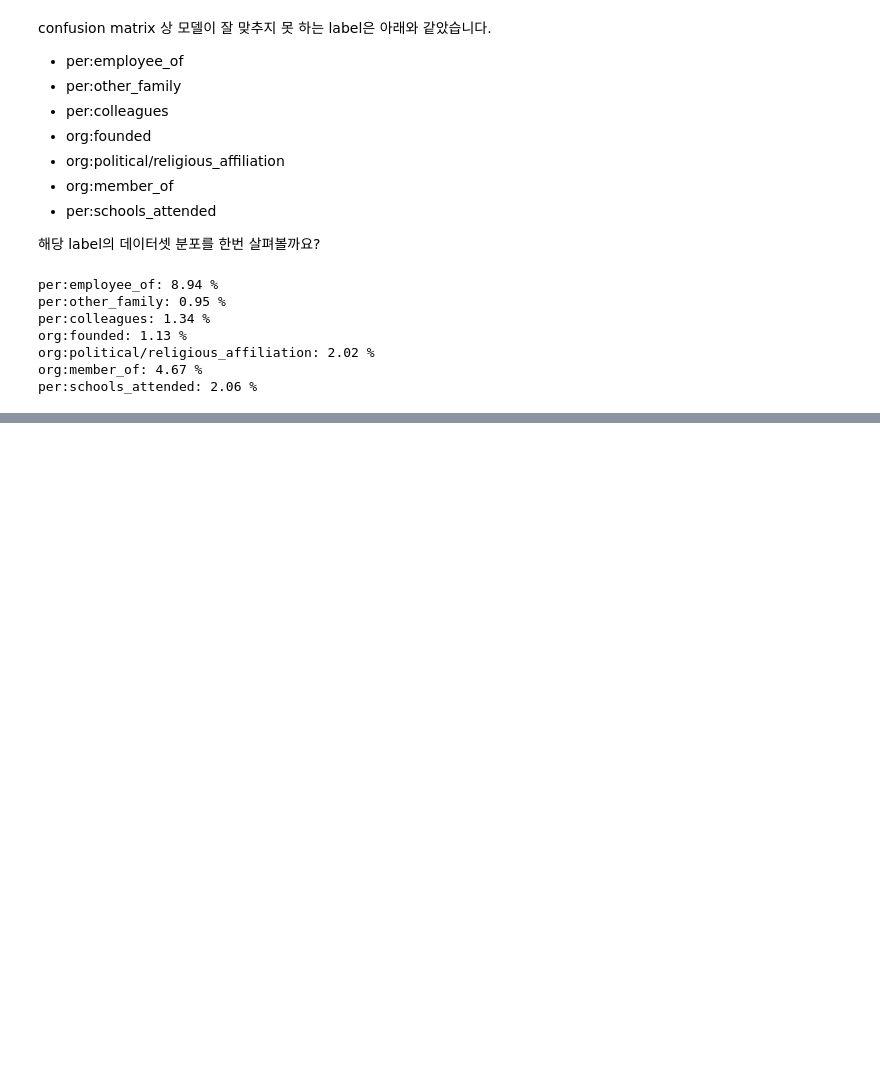
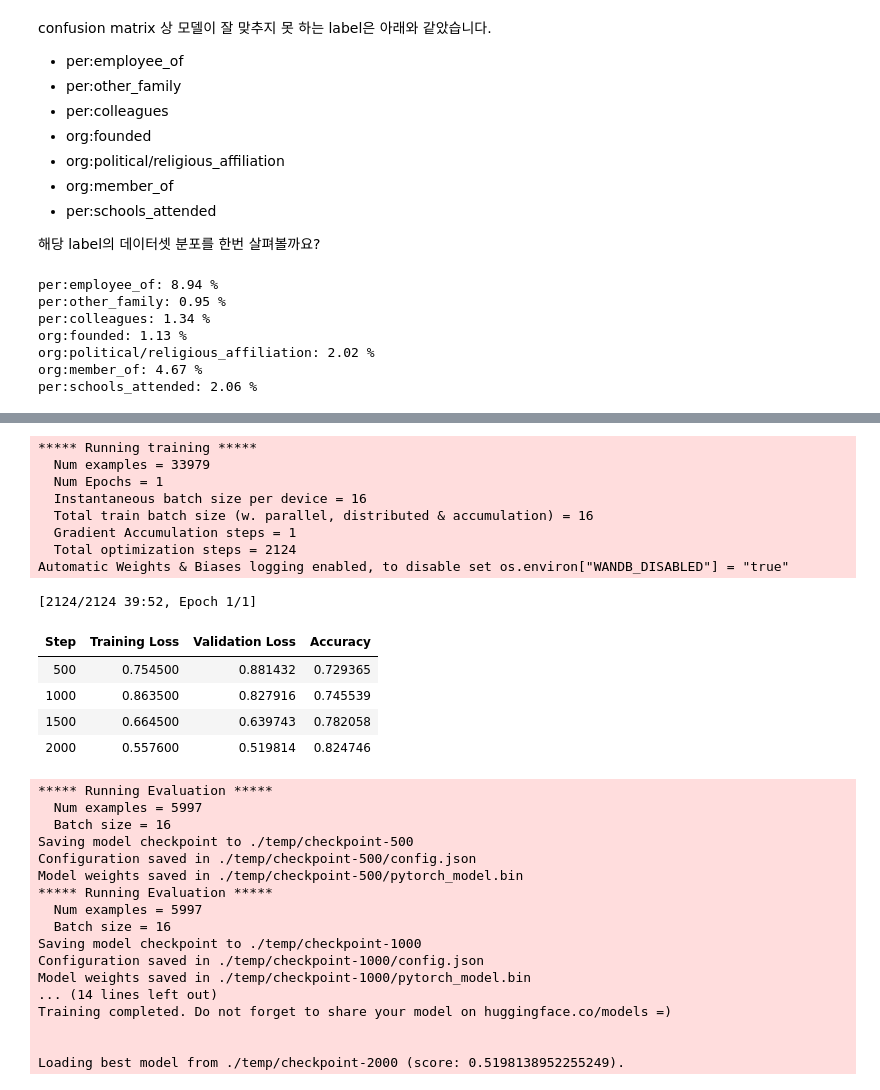
Before and after one commit to boostcampaitech3/level2-klue-level2-nlp-06, a Jupyter notebook: EDA/cm_eda.ipynb, the cells around one changed output, grey strips where cells are left out. Saved outputs shown, nothing was run; the diff lists cells and outputs as text; code cells hidden in the pictures; blank space fills up the shorter version.

```diff
--- a/EDA/cm_eda.ipynb
+++ b/EDA/cm_eda.ipynb
@@ -395,7 +395,7 @@ import seaborn as sns
 from ast import literal_eval
 from collections import defaultdict
 # %%
-df = pd.read_csv('../dataset/train_entity850.csv')
+df = pd.read_csv('./train_entity850.csv')
 #df.head()
 # %%
 labels_counter = defaultdict(int)
@@ -473,0 +585,40 @@ per:schools_attended: 2.06 %
+# %%
+from datasets import load_dataset, load_metric
+metric = load_metric("glue", "qnli")
+# %%
+def compute_metrics(eval_pred):
+    predictions, labels = eval_pred
+    predictions = np.argmax(predictions, axis=1)
+    return metric.compute(predictions=predictions, references=labels)
+# %%
+# 사용한 option 외에도 다양한 option들이 있습니다.
+training_args = TrainingArguments(
+            output_dir='./temp',          # output directory
+            save_total_limit=5,              # number of total save model.
+            save_steps=500,                 # model saving step.
+            num_train_epochs=1,              # total number of training epochs
+            learning_rate=5e-5,               # learning_rate
+            per_device_train_batch_size=16,  # batch size per device during training
+            per_device_eval_batch_size=16,   # batch size for evaluation
+            warmup_steps=500,                # number of warmup steps for learning rate scheduler
+            weight_decay=0.01,               # strength of weight decay
+            logging_dir='./logss',            # directory for storing logs
+            logging_steps=100,              # log saving step.
+            evaluation_strategy='steps', # evaluation strategy to adopt during training
+                                        # `no`: No evaluation during training.
+                                        # `steps`: Evaluate every `eval_steps`.
+                                        # `epoch`: Evaluate every end of epoch.
+            eval_steps = 500,            # evaluation step.
+            load_best_model_at_end = True ,
+            lr_scheduler_type = 'cosine', #default: linear
+            #metric_for_best_model = 'eval_micro f1 score', #eval_micro f1 score
+    )
+
+
+trainer = Trainer(
+            model=model,                         # the instantiated 🤗 Transformers model to be trained
+            args=training_args,                  # training arguments, defined above
+            train_dataset=RE_train_dataset,         # training dataset
+            eval_dataset=RE_dev_dataset,             # evaluation dataset
+            compute_metrics=compute_metrics         # define metrics function
+        )
@@ -473,0 +645,34 @@ per:schools_attended: 2.06 %
+# %%
+y_preds = trainer.train()
+# %% [output]
+***** Running training *****
+  Num examples = 33979
+  Num Epochs = 1
+  Instantaneous batch size per device = 16
+  Total train batch size (w. parallel, distributed & accumulation) = 16
+  Gradient Accumulation steps = 1
+  Total optimization steps = 2124
+Automatic Weights & Biases logging enabled, to disable set os.environ["WANDB_DISABLED"] = "true"
+[2124/2124 39:52, Epoch 1/1]
+| Step | Training Loss | Validation Loss | Accuracy |
+| 500 | 0.754500 | 0.881432 | 0.729365 |
+| 1000 | 0.863500 | 0.827916 | 0.745539 |
+| 1500 | 0.664500 | 0.639743 | 0.782058 |
+| 2000 | 0.557600 | 0.519814 | 0.824746 |
+***** Running Evaluation *****
+  Num examples = 5997
+  Batch size = 16
+Saving model checkpoint to ./temp/checkpoint-500
+Configuration saved in ./temp/checkpoint-500/config.json
+Model weights saved in ./temp/checkpoint-500/pytorch_model.bin
+***** Running Evaluation *****
+  Num examples = 5997
+  Batch size = 16
+Saving model checkpoint to ./temp/checkpoint-1000
+Configuration saved in ./temp/checkpoint-1000/config.json
+Model weights saved in ./temp/checkpoint-1000/pytorch_model.bin
+... (14 lines left out)
+Training completed. Do not forget to share your model on huggingface.co/models =)
+
+
+Loading best model from ./temp/checkpoint-2000 (score: 0.5198138952255249).
```
Also changed, not shown: parts of 17 cells of this notebook.
